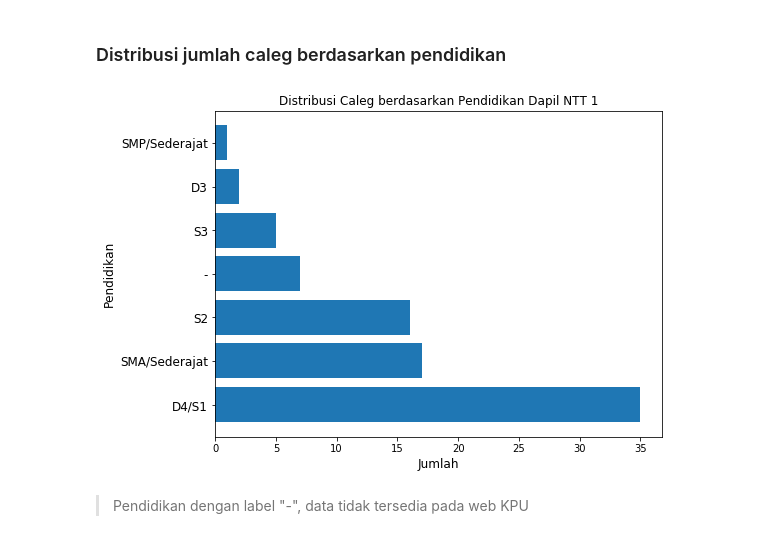
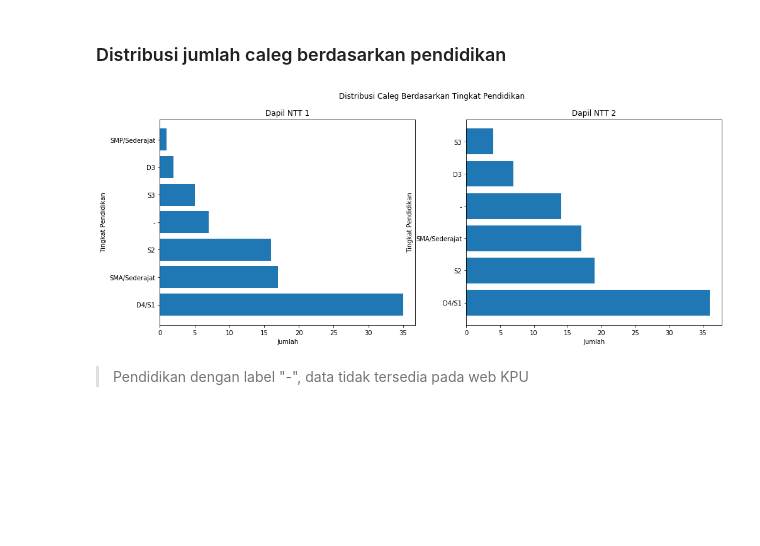
Before and after one commit to bayupaoh/pileg2019-ntt-analytic, a Jupyter notebook: pileg_drp_ntt_2019.ipynb, the cells around one changed output. Cells and saved outputs as stored; diff of their text form; code cells hidden in the pictures; blank space fills up the shorter version.

```diff
--- a/pileg_drp_ntt_2019.ipynb
+++ b/pileg_drp_ntt_2019.ipynb
@@ -153,9 +172,0 @@ shoBarGraphic(label,value,"Agama","Jumlah","Distribusi Caleg berdasarkan Agama D
-# %%
-religionNtt2 = selectDataMySQL('SELECT agama,COUNT(agama) as jumlah FROM caleg_details WHERE dapil_id = 61 GROUP by agama ORDER by jumlah desc')
-label = []
-value = []
-for data in religionNtt2:
-    label.append(data[0])
-    value.append(data[1])
-
-shoBarGraphic(label,value,"Agama","Jumlah","Distribusi Caleg berdasarkan Agama Dapil NTT 2",10)
@@ -164,16 +173,36 @@ shoBarGraphic(label,value,"Agama","Jumlah","Distribusi Caleg berdasarkan Agama D
 # %% [markdown]
 ### Distribusi jumlah caleg berdasarkan pendidikan
 # %%
+fig, (ntt1, ntt2) = plt.subplots(1, 2, figsize=(16, 6))
+fig.suptitle('Distribusi Caleg Berdasarkan Tingkat Pendidikan')
+
 educationLevelNtt1 = selectDataMySQL('SELECT pendidikan,COUNT(pendidikan) as jumlah FROM caleg_details WHERE dapil_id = 60 GROUP by pendidikan ORDER by jumlah desc')
 label = []
 value = []
 for data in educationLevelNtt1:
     label.append(data[0])
     value.append(data[1])
 
-shoBarHorizontalGraphic(label,value,"Jumlah","Pendidikan","Distribusi Caleg berdasarkan Pendidikan Dapil NTT 1",12,8,6)
+ntt1 = shoBarHorizontalGraphicSubPlot(ntt1,label,value)
+ntt1.set_xlabel('Jumlah')
+ntt1.set_ylabel('Tingkat Pendidikan')
+ntt1.set_title('Dapil NTT 1')
+
+educationLevelNtt2 = selectDataMySQL('SELECT pendidikan,COUNT(pendidikan) as jumlah FROM caleg_details WHERE dapil_id = 61 GROUP by pendidikan ORDER by jumlah desc')
+label = []
+value = []
+for data in educationLevelNtt2:
+    label.append(data[0])
+    value.append(data[1])
+
+ntt2 = shoBarHorizontalGraphicSubPlot(ntt2,label,value)
+ntt2.set_xlabel('Jumlah')
+ntt2.set_ylabel('Tingkat Pendidikan')
+ntt2.set_title('Dapil NTT 2')
+
+plt.show()
 # %% [output]
-[figure, old version]
+[figure, new version]
 # %% [markdown]
 > Pendidikan dengan label "-", data tidak tersedia pada web KPU
 # %%
```
Also changed, not shown: parts of 14 cells of this notebook.
